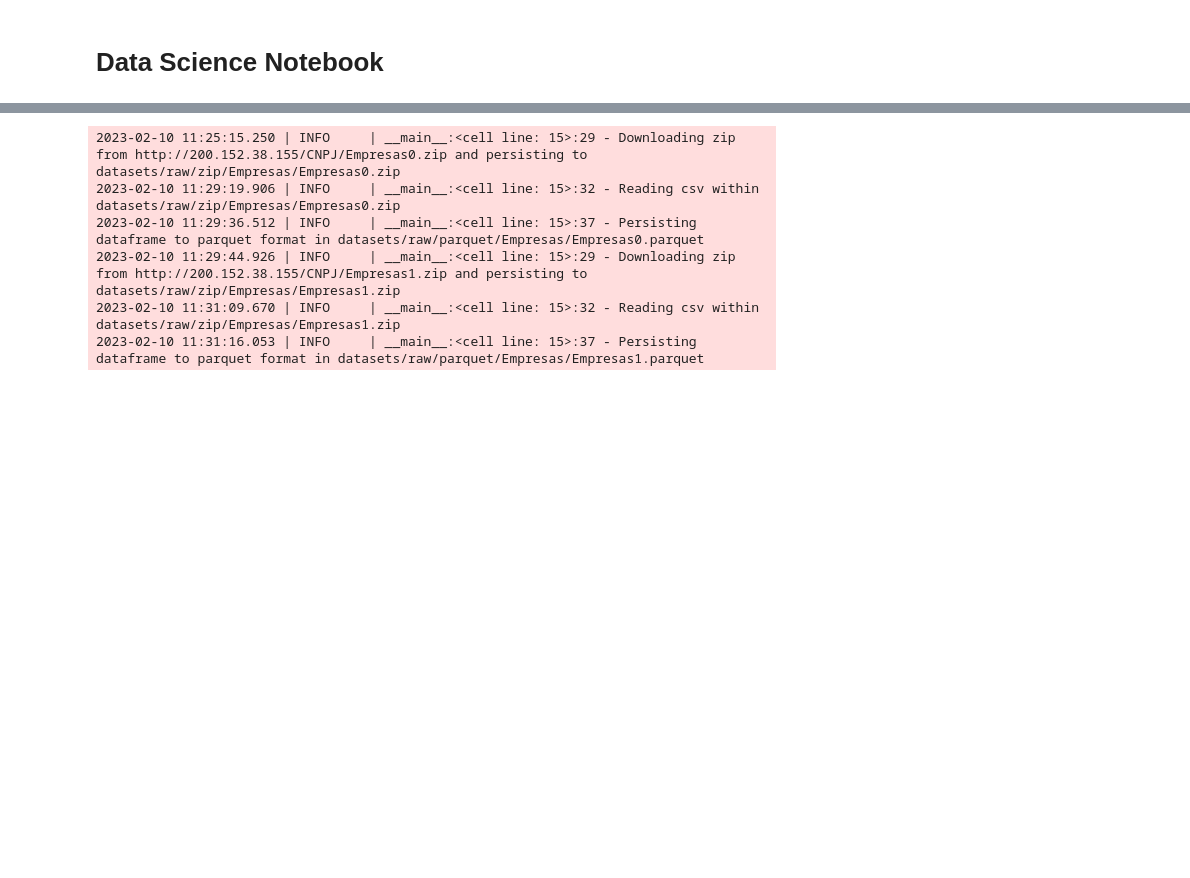
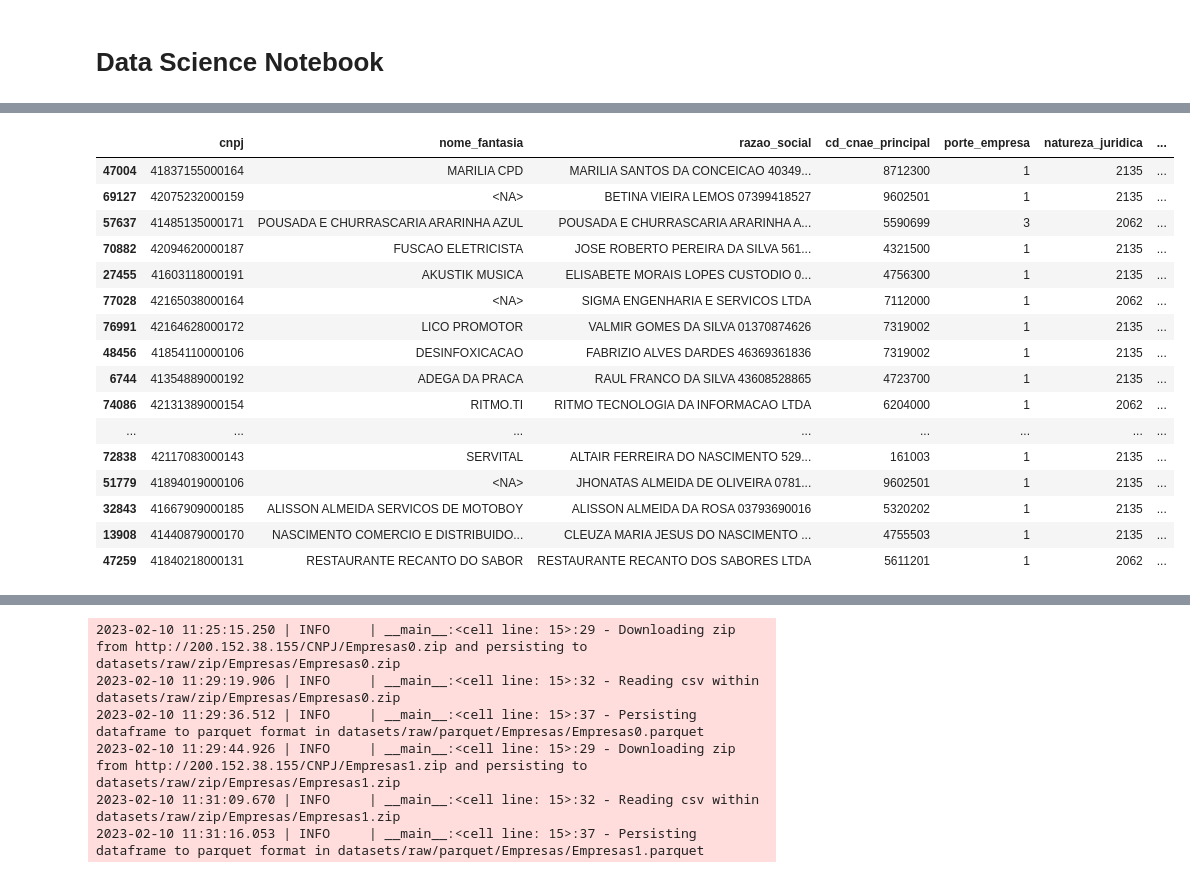
Before and after one commit to emdemor/dados-gov-br-cnpj-python, a Jupyter notebook: cnpj.ipynb, the cells around one changed output, grey strips where cells are left out. Cells and saved outputs as stored; diff of their text form; code cells hidden in the pictures; blank space fills up the shorter version.

```diff
--- a/cnpj.ipynb
+++ b/cnpj.ipynb
@@ -35,0 +186,21 @@ warnings.filterwarnings("ignore")
+# %%
+# df = pd.read_parquet("datasets/interim/parquet/SummaryInfo/part-000001.parquet/")
+df.sample(20)
+# %% [output]
+|  | cnpj | nome_fantasia | razao_social | cd_cnae_principal | porte_empresa | natureza_juridica | ... |
+| 47004 | 41837155000164 | MARILIA CPD | MARILIA SANTOS DA CONCEICAO 40349... | 8712300 | 1 | 2135 | ... |
+| 69127 | 42075232000159 | <NA> | BETINA VIEIRA LEMOS 07399418527 | 9602501 | 1 | 2135 | ... |
+| 57637 | 41485135000171 | POUSADA E CHURRASCARIA ARARINHA AZUL | POUSADA E CHURRASCARIA ARARINHA A... | 5590699 | 3 | 2062 | ... |
+| 70882 | 42094620000187 | FUSCAO ELETRICISTA | JOSE ROBERTO PEREIRA DA SILVA 561... | 4321500 | 1 | 2135 | ... |
+| 27455 | 41603118000191 | AKUSTIK MUSICA | ELISABETE MORAIS LOPES CUSTODIO 0... | 4756300 | 1 | 2135 | ... |
+| 77028 | 42165038000164 | <NA> | SIGMA ENGENHARIA E SERVICOS LTDA | 7112000 | 1 | 2062 | ... |
+| 76991 | 42164628000172 | LICO PROMOTOR | VALMIR GOMES DA SILVA 01370874626 | 7319002 | 1 | 2135 | ... |
+| 48456 | 41854110000106 | DESINFOXICACAO | FABRIZIO ALVES DARDES 46369361836 | 7319002 | 1 | 2135 | ... |
+| 6744 | 41354889000192 | ADEGA DA PRACA | RAUL FRANCO DA SILVA 43608528865 | 4723700 | 1 | 2135 | ... |
+| 74086 | 42131389000154 | RITMO.TI | RITMO TECNOLOGIA DA INFORMACAO LTDA | 6204000 | 1 | 2062 | ... |
+| ... | ... | ... | ... | ... | ... | ... | ... |
+| 72838 | 42117083000143 | SERVITAL | ALTAIR FERREIRA DO NASCIMENTO 529... | 161003 | 1 | 2135 | ... |
+| 51779 | 41894019000106 | <NA> | JHONATAS ALMEIDA DE OLIVEIRA 0781... | 9602501 | 1 | 2135 | ... |
+| 32843 | 41667909000185 | ALISSON ALMEIDA SERVICOS DE MOTOBOY | ALISSON ALMEIDA DA ROSA 03793690016 | 5320202 | 1 | 2135 | ... |
+| 13908 | 41440879000170 | NASCIMENTO COMERCIO E DISTRIBUIDO... | CLEUZA MARIA JESUS DO NASCIMENTO ... | 4755503 | 1 | 2135 | ... |
+| 47259 | 41840218000131 | RESTAURANTE RECANTO DO SABOR | RESTAURANTE RECANTO DOS SABORES LTDA | 5611201 | 1 | 2062 | ... |
```
Also changed, not shown: parts of 18 cells of this notebook, 6 other files.
